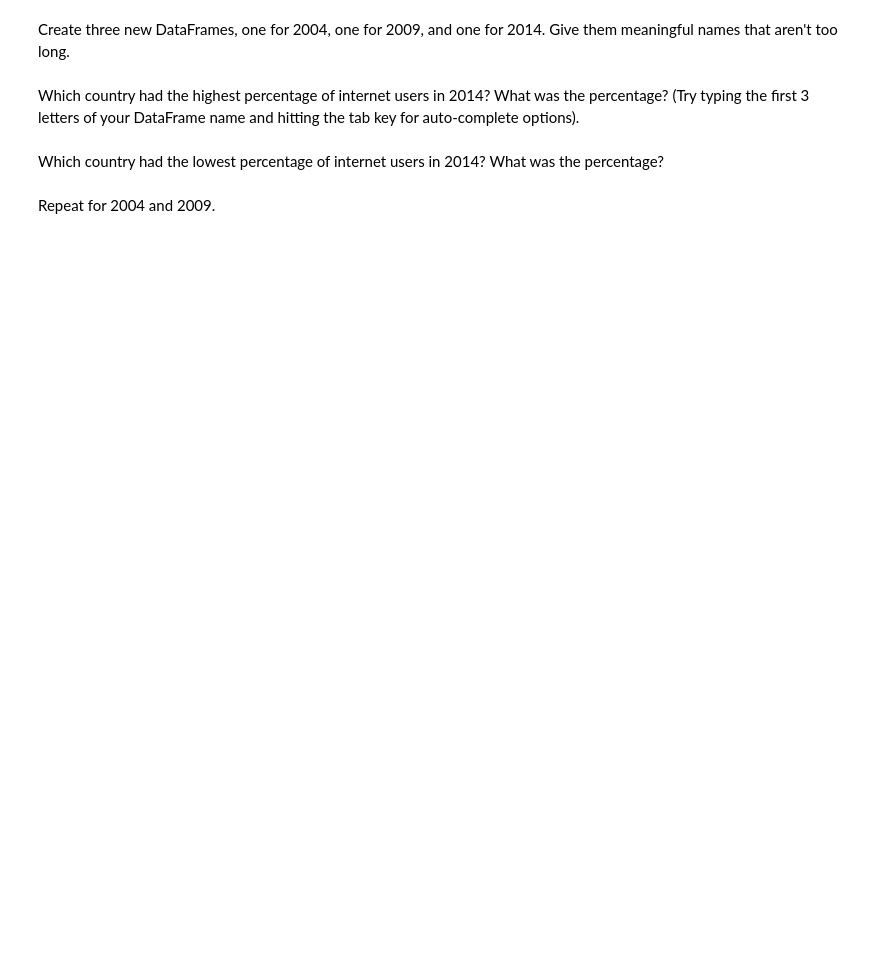
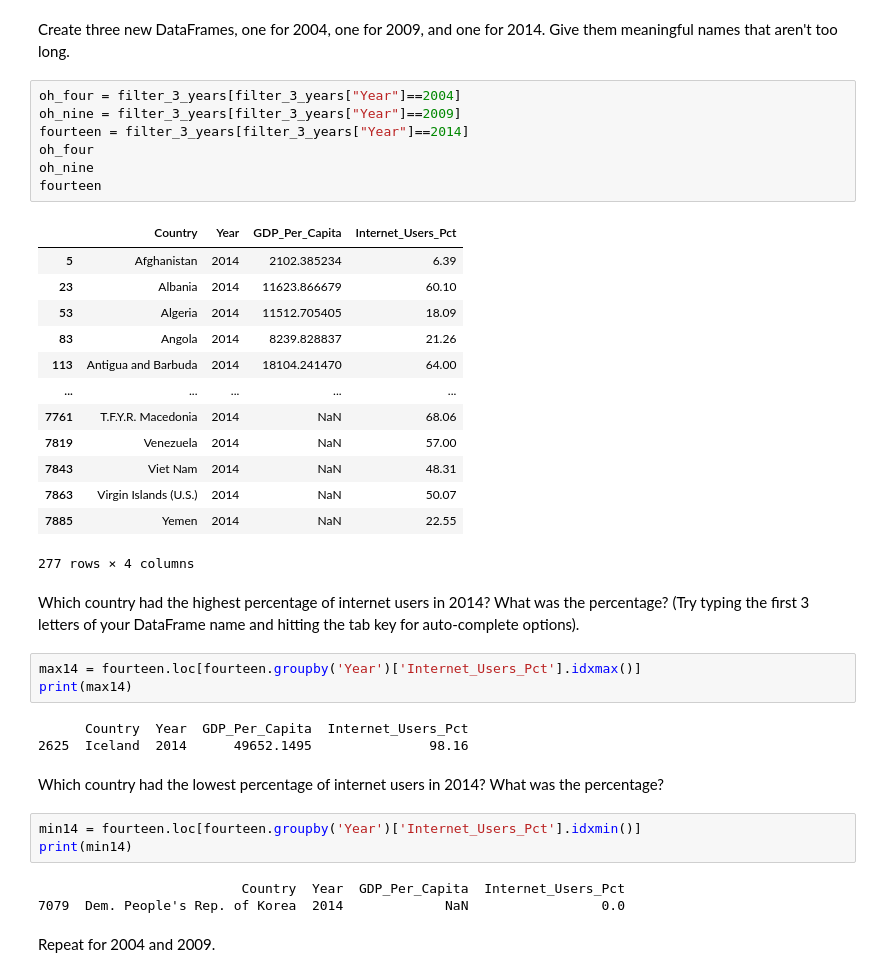
Before and after one commit to ausifer/gdp-and-internet-usage, a Jupyter notebook: notebooks/un_internet.ipynb, the cells around one changed output. Saved outputs shown, nothing was run; the diff lists cells and outputs as text; blank space fills up the shorter version.

```diff
--- a/notebooks/un_internet.ipynb
+++ b/notebooks/un_internet.ipynb
@@ -80,8 +153,41 @@ Subset the combined DataFrame to keep only the data for 2004, 2009, and 2014. Ch
 # %% [markdown]
 Create three new DataFrames, one for 2004, one for 2009, and one for 2014. Give them meaningful names that aren't too long.
+# %%
+oh_four = filter_3_years[filter_3_years["Year"]==2004]
+oh_nine = filter_3_years[filter_3_years["Year"]==2009]
+fourteen = filter_3_years[filter_3_years["Year"]==2014]
+oh_four
+oh_nine
+fourteen
+# %% [output]
+|  | Country | Year | GDP_Per_Capita | Internet_Users_Pct |
+| 5 | Afghanistan | 2014 | 2102.385234 | 6.39 |
+| 23 | Albania | 2014 | 11623.866679 | 60.10 |
+| 53 | Algeria | 2014 | 11512.705405 | 18.09 |
+| 83 | Angola | 2014 | 8239.828837 | 21.26 |
+| 113 | Antigua and Barbuda | 2014 | 18104.241470 | 64.00 |
+| ... | ... | ... | ... | ... |
+| 7761 | T.F.Y.R. Macedonia | 2014 | NaN | 68.06 |
+| 7819 | Venezuela | 2014 | NaN | 57.00 |
+| 7843 | Viet Nam | 2014 | NaN | 48.31 |
+| 7863 | Virgin Islands (U.S.) | 2014 | NaN | 50.07 |
+| 7885 | Yemen | 2014 | NaN | 22.55 |
+277 rows × 4 columns
 # %% [markdown]
 Which country had the highest percentage of internet users in 2014? What was the percentage? (Try typing the first 3 letters of your DataFrame name and hitting the tab key for auto-complete options).
+# %%
+max14 = fourteen.loc[fourteen.groupby('Year')['Internet_Users_Pct'].idxmax()]
+print(max14)
+# %% [output]
+      Country  Year  GDP_Per_Capita  Internet_Users_Pct
+2625  Iceland  2014      49652.1495               98.16
 # %% [markdown]
 Which country had the lowest percentage of internet users in 2014? What was the percentage?
+# %%
+min14 = fourteen.loc[fourteen.groupby('Year')['Internet_Users_Pct'].idxmin()]
+print(min14)
+# %% [output]
+                          Country  Year  GDP_Per_Capita  Internet_Users_Pct
+7079  Dem. People's Rep. of Korea  2014             NaN                 0.0
 # %% [markdown]
 Repeat for 2004 and 2009.
```
Also changed, not shown: parts of 12 cells of this notebook.
